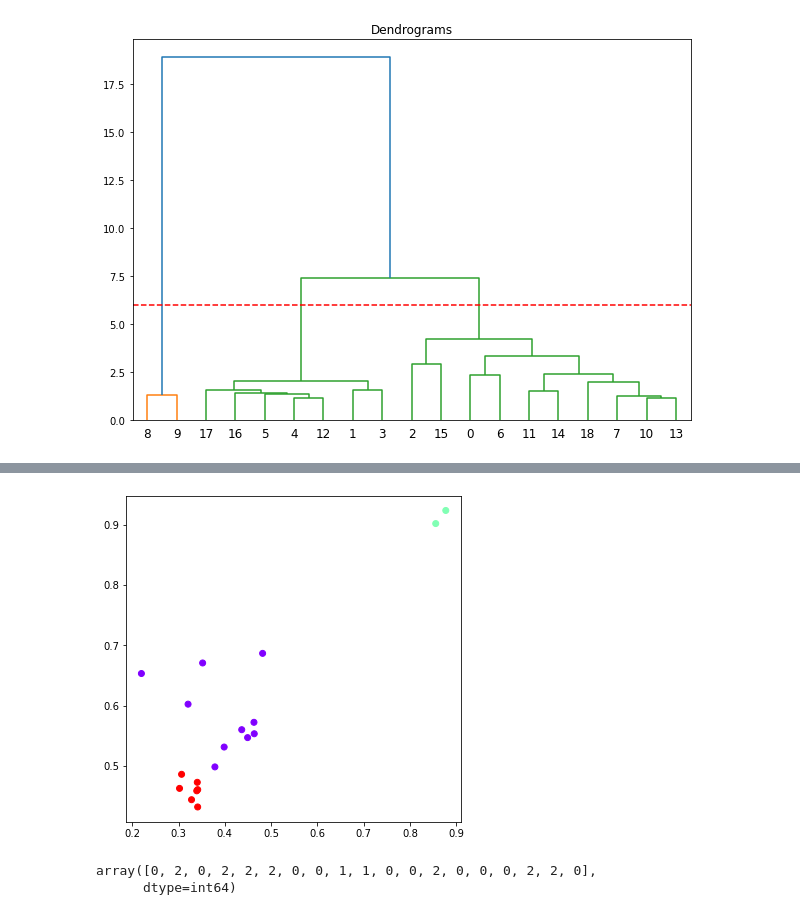
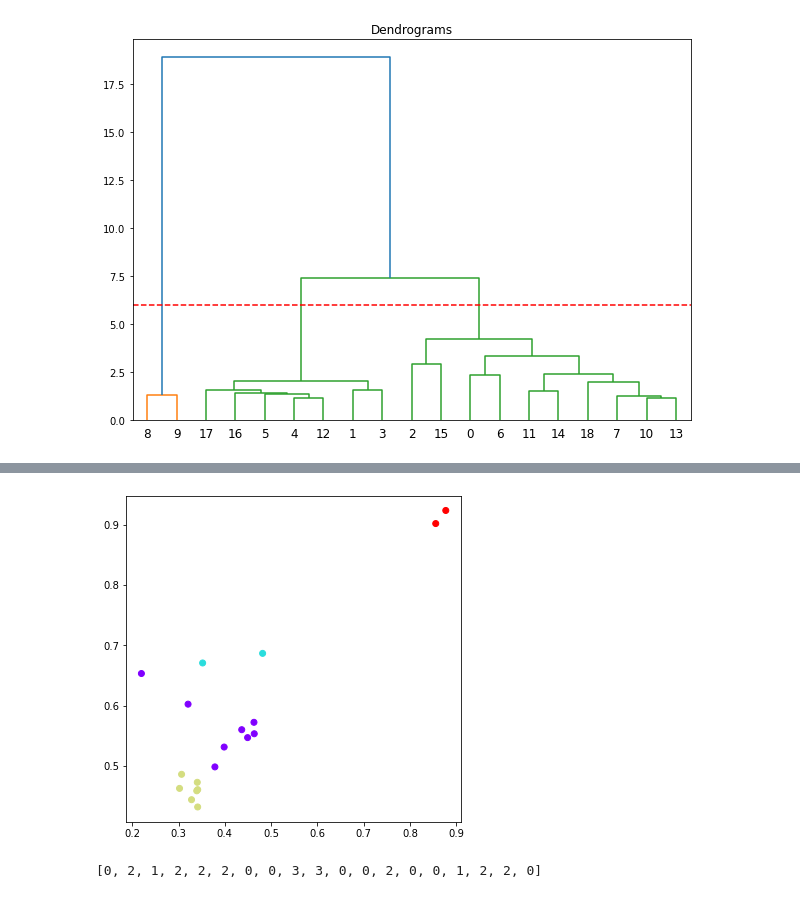
Before and after one commit to diegoflorescba/MentoriaCripto2022-Grupo2, a Jupyter notebook: 4tp_aprendizajeNoSupervisado/old/aprendizajeNoSupervisado_Alejandro_fpl.ipynb, the cells around one changed output, grey strips where cells are left out. Saved outputs shown, nothing was run; the diff lists cells and outputs as text; code cells hidden in the pictures.

```diff
--- a/4tp_aprendizajeNoSupervisado/old/aprendizajeNoSupervisado_Alejandro_fpl.ipynb
+++ b/4tp_aprendizajeNoSupervisado/old/aprendizajeNoSupervisado_Alejandro_fpl.ipynb
@@ -60,7 +60,7 @@ warnings.filterwarnings("ignore")
 from sklearn.cluster import KMeans,MeanShift
 from sklearn import decomposition
 # %%
-df = pd.read_csv('../2tp_analisisYCuracion/Activos limpios con features - 2tp - Final.csv',index_col='Fecha')
+df = pd.read_csv('../Activos limpios con features - 2tp - Final.csv',index_col='Fecha')
 # %%
 df
 # %% [output]
@@ -343,18 +401,19 @@ plt.show()
 # %%
-ac2 = AgglomerativeClustering(n_clusters = 3)
+ac2 = AgglomerativeClustering(n_clusters = 4)
 
 #Visualizing the clustering
 plt.figure(figsize =(6, 6))
 plt.scatter(df_CJ[513], df_CJ[520],
           c = ac2.fit_predict(df_CJ), cmap ='rainbow')
 plt.show()
 # %% [output]
-[figure, old version]
+[figure, new version]
 # %%
 c = ac2.fit_predict(df_CJ)
 # %%
 #El siguiente Array define el cluster al que pertenece cada moneda
 c
+
+c.tolist()
 # %% [output]
-array([0, 2, 0, 2, 2, 2, 0, 0, 1, 1, 0, 0, 2, 0, 0, 0, 2, 2, 0],
-      dtype=int64)
+[0, 2, 1, 2, 2, 2, 0, 0, 3, 3, 0, 0, 2, 0, 0, 1, 2, 2, 0]
```
Also changed, not shown: parts of 7 cells of this notebook, 1 other file.
